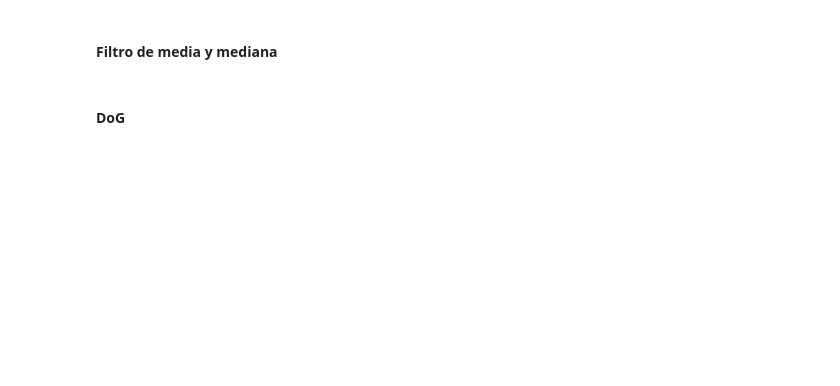
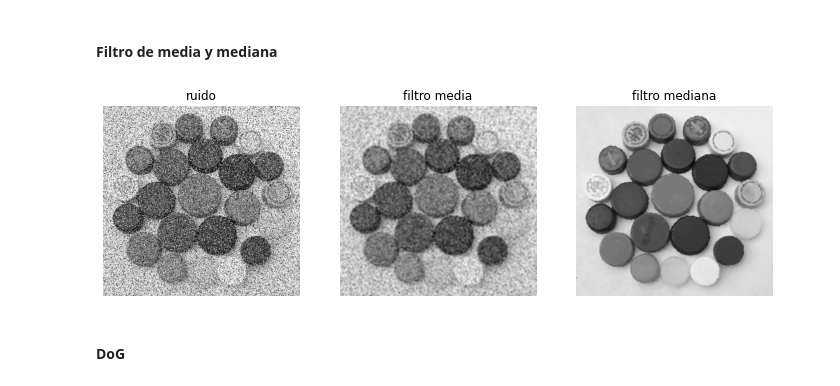
Before and after one commit to FIUBA-Posgrado-Inteligencia-Artificial/vision_computadora_I, a Jupyter notebook: Codigo/Clase3/01.Filtros.ipynb, the cells around one changed output. Drawn from its saved outputs; the diff is of its cells as text; code cells hidden in the pictures; blank space fills up the shorter version.

```diff
--- a/Codigo/Clase3/01.Filtros.ipynb
+++ b/Codigo/Clase3/01.Filtros.ipynb
@@ -75,25 +57,28 @@ cv.imshow("Chewbacca - Original", resized_img_orig)
 # %%
 img2 = cv.imread('tapitas.jpg',0)
 
 # Agregar ruido salt&pepper a la imagen
 noise_img = random_noise(img2, mode="s&p", amount=0.3)
 noise_img = np.array(255*noise_img, dtype = 'uint8')
 
 # Otra manera de agregar ruido (no es salt&pepper) con numpy
 # gauss = np.random.normal(0,1,img2.size)
 # gauss = gauss.reshape(img2.shape[0],img2.shape[1]).astype('uint8')
 # noise_img = img2 + img2 * gauss
 
 # Aplicar el filtro de media
 mean = cv.blur(noise_img, (5,5))
 
 # Aplicar el filtro de mediana
 median = cv.medianBlur(noise_img, 5)
 
 # Mostrar la imagen
-cv.imshow('Original + S&P', noise_img)
-cv.imshow('Media', mean)
-cv.imshow('Mediana', median)
+sv.plot_images_grid(
+    images=[noise_img, mean, median],
+    titles=["ruido", "filtro media", "filtro mediana"],
+    grid_size=(1, 3))
+# %% [output]
+[figure, added]
 # %% [markdown]
 #### DoG
 # %%
```
Also changed, not shown: parts of 4 cells of this notebook, 6 other files.
